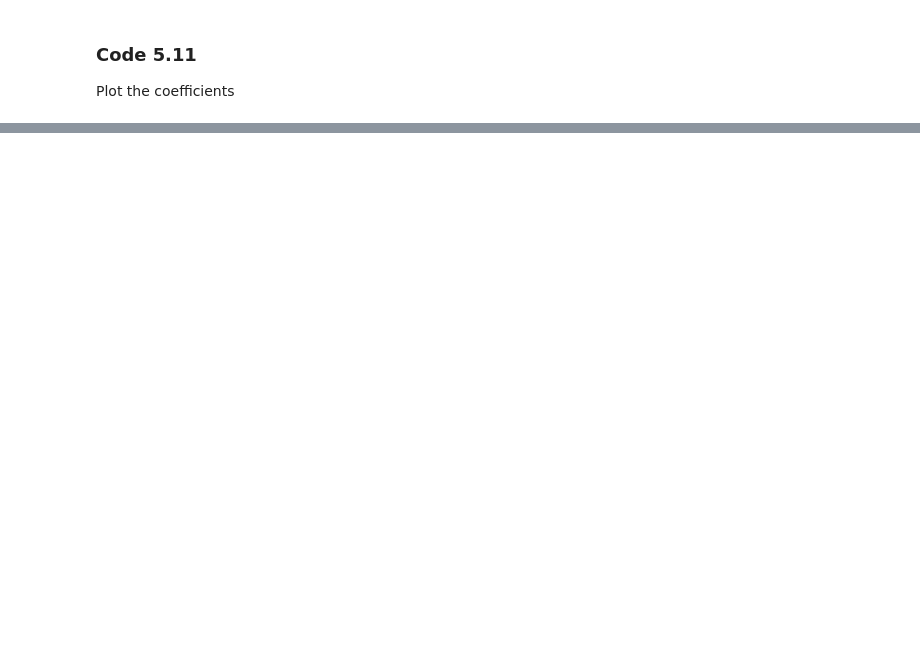
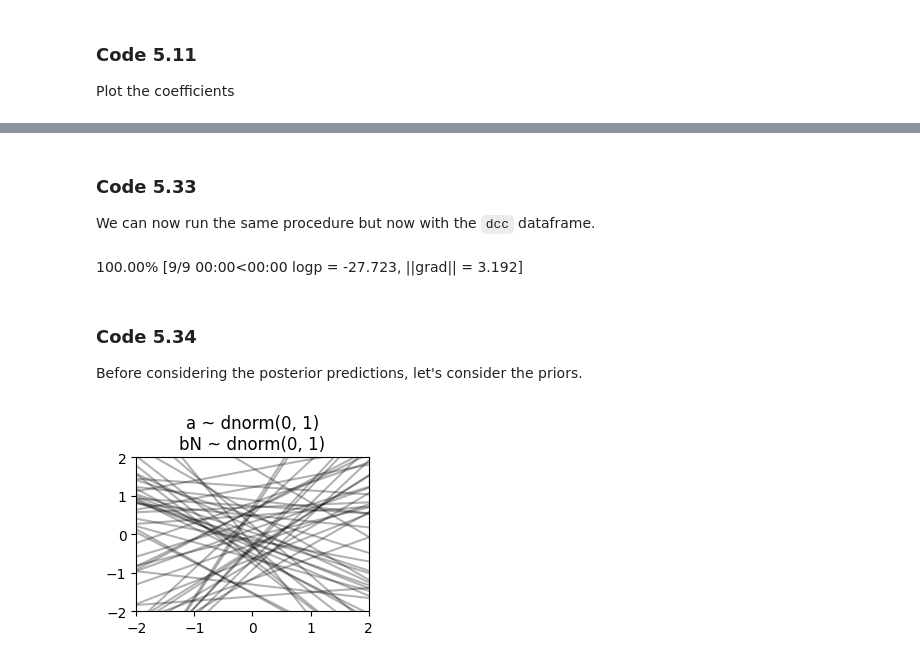
Before and after one commit to Gustavo-SF/Statistical-Rethinking-2Ed, a Jupyter notebook: chapters/5/samples.ipynb, the cells around one changed output, grey strips where cells are left out. Drawn from its saved outputs; the diff is of its cells as text; code cells hidden in the pictures; blank space fills up the shorter version.

```diff
--- a/chapters/5/samples.ipynb
+++ b/chapters/5/samples.ipynb
@@ -206,0 +509,3 @@ plt.axvline(0, color='black', alpha=0.5);
+# %%
+d = pd.read_csv(DATA_PATH.joinpath('milk.csv'), sep=';')
+d.head()
@@ -206,0 +542,12 @@ plt.axvline(0, color='black', alpha=0.5);
+# %%
+with pm.Model() as m5_5:
+    sigma = pm.Exponential('sigma', 1)
+    bN = pm.Normal('bN', 0, 1)
+    a = pm.Normal('a', 0, 1)
+    mu = pm.Deterministic('mu', a + bN * d['N'].values)
+    K = pm.Normal('K', mu, sigma, observed=d['K'].values)
+
+try:
+    mean_q = pm.find_MAP(model=m5_5)
+except:
+    print('The previous line has failed!')
@@ -206,0 +579,42 @@ plt.axvline(0, color='black', alpha=0.5);
+# %%
+dcc = d.dropna(subset=['K', 'N', 'M'], how='any')
+# %% [markdown]
+### Code 5.33
+
+We can now run the same procedure but now with the `dcc` dataframe.
+# %%
+with pm.Model() as m5_5_draft:
+    sigma = pm.Exponential('sigma', 1)
+    bN = pm.Normal('bN', 0, 1)
+    a = pm.Normal('a', 0, 1)
+    mu = pm.Deterministic('mu', a + bN * dcc['N'].values)
+    K = pm.Normal('K', mu, sigma, observed=dcc['K'].values)
+
+# Extract the variable names
+vars_ = [a, bN, sigma]
+var_names = [v.name for v in vars_]
+
+mean_q = pm.find_MAP(model=m5_5_draft)
+H = pm.find_hessian(mean_q, vars_, model=m5_5_draft)
+cov = np.linalg.inv(H)
+mean = np.concatenate([np.atleast_1d(mean_q[var_]) for var_ in var_names])
+posterior = stats.multivariate_normal(mean=mean, cov=cov)
+# %% [output]
+100.00% [9/9 00:00<00:00 logp = -27.723, ||grad|| = 3.192]
+# %% [markdown]
+### Code 5.34
+
+Before considering the posterior predictions, let's consider the priors.
+# %%
+prior = pm.sample_prior_predictive(model=m5_5_draft, return_inferencedata=False, samples=50)
+x_seq = np.array([[-2, 2]]).T
+mu = prior['a'] + prior['bN'] * x_seq
+
+plt.figure(figsize=(3, 2))
+plt.xlim(x_seq)
+plt.ylim(x_seq)
+plt.title('a ~ dnorm(0, 1)\nbN ~ dnorm(0, 1)')
+for i in range(50):
+    plt.plot(x_seq, mu[:, i], color='black', alpha=0.3);
+# %% [output]
+[figure, added]
```
Also changed, not shown: parts of 82 cells of this notebook, 3 other files.
